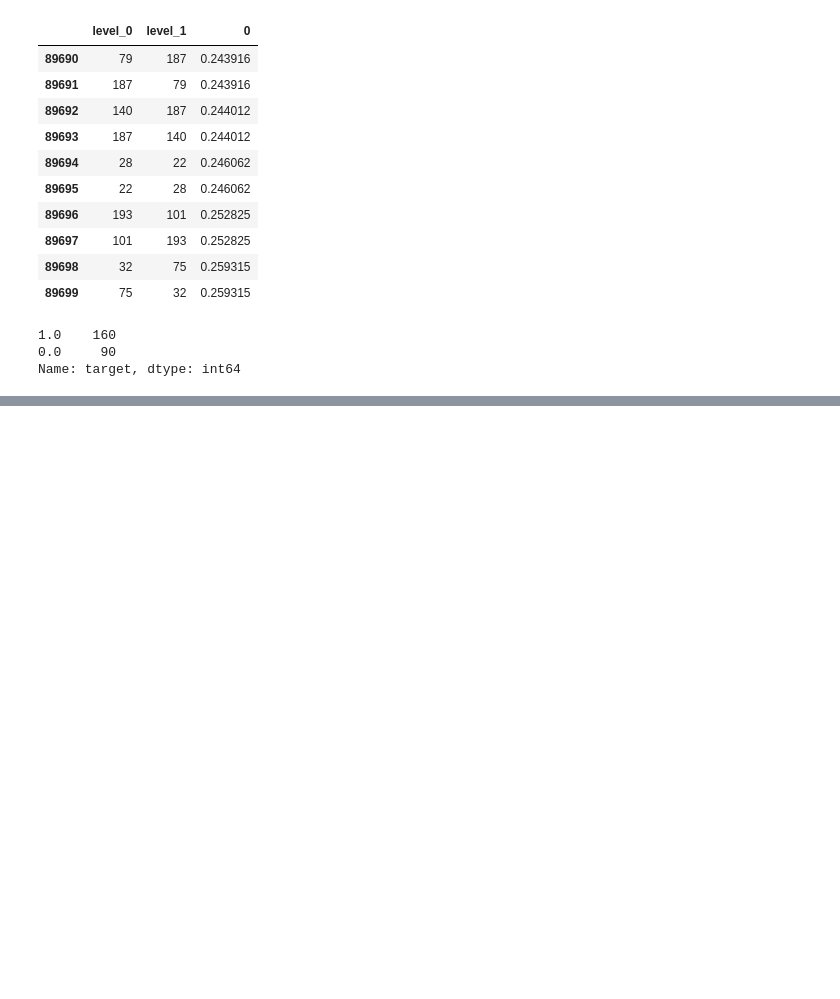
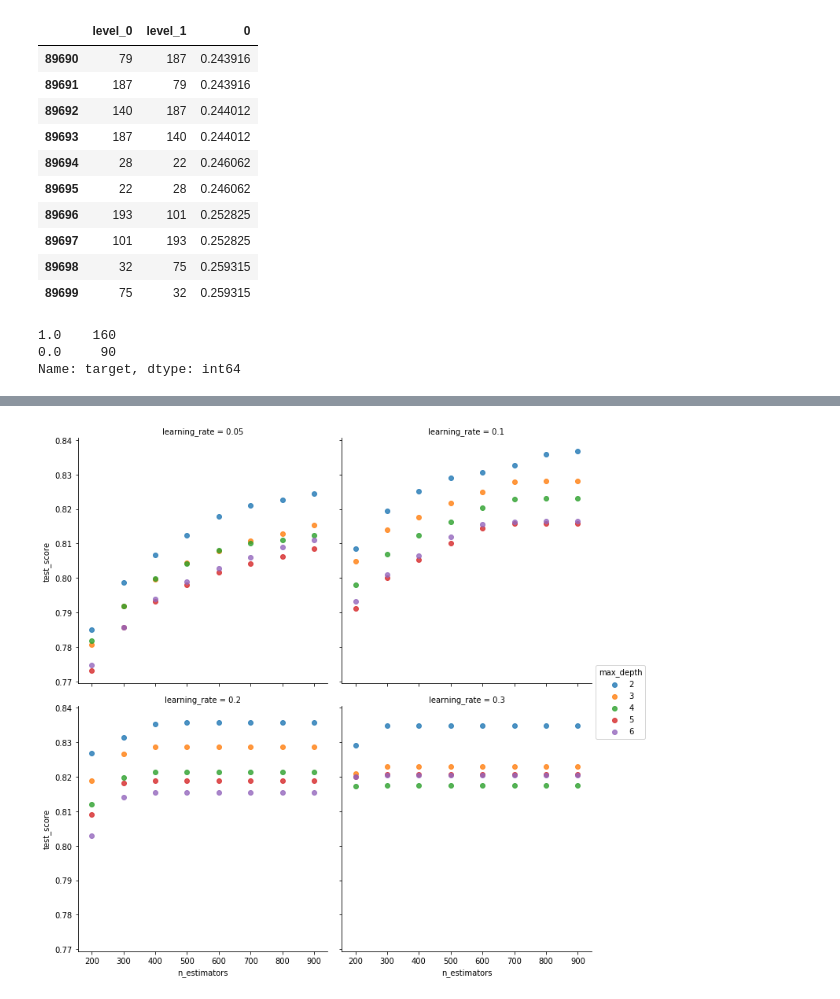
Before and after one commit to amjadfarman/do_not_overfit_ii, a Jupyter notebook: do_not_overfit.ipynb, the cells around one changed output, grey strips where cells are left out. Cells and saved outputs as stored; diff of their text form; code cells hidden in the pictures; blank space fills up the shorter version.

```diff
--- a/do_not_overfit.ipynb
+++ b/do_not_overfit.ipynb
@@ -208,3 +237,38 @@ cl_log_final.fit(train_data[train_data.columns[train_data.columns != 'target']],
 test_yhat = cl_log_final.predict_proba(test_data[train_data.columns[train_data.columns != 'target']])[:, 1]
 submission_df = pd.DataFrame({'target' : test_yhat}, index = test_data.index)
 submission_df.to_csv(f'{data_path}logreg_tunedl1.csv', sep = ',')
+# %%
+xgb_clf = XGBClassifier(objective = 'binary:logistic'
+                        , booster = 'gbtree'
+                        , n_jobs = -1)
+xgb_grid1 = {"n_estimators" : range(200, 1000, 100)
+             , "learning_rate" : [0.05, 0.1, 0.2, 0.3]
+             , "max_depth" : [2, 3, 4, 5, 6]
+             , "gamma" : [0]
+             , "colsample_bytree" : [1]
+             , "min_child_weight" : [1]
+             , "subsample" : [1]
+            }
+
+xgb_gridsearch1 = GridSearchCV(estimator = xgb_clf
+                               , param_grid = xgb_grid1
+                               , verbose = 0
+                               , cv = my_folds
+                               , scoring = 'roc_auc')
+xgb_gridsearch1.fit(train_data[train_data.columns[train_data.columns != 'target']], train_data['target'])
+
+xgb_gridsearch1_results = pd.DataFrame(xgb_gridsearch1.cv_results_['params'])
+xgb_gridsearch1_results['test_score'] = xgb_gridsearch1.cv_results_['mean_test_score']
+
+sb.lmplot(x = 'n_estimators'
+          , y = 'test_score'
+          , data = xgb_gridsearch1_results
+          , hue = 'max_depth'
+          , col = 'learning_rate'
+          , fit_reg = False
+          , col_wrap = 2
+         )
+
+plt.show()
+# %% [output]
+[figure, added]
```
Also changed, not shown: parts of 26 cells of this notebook.
